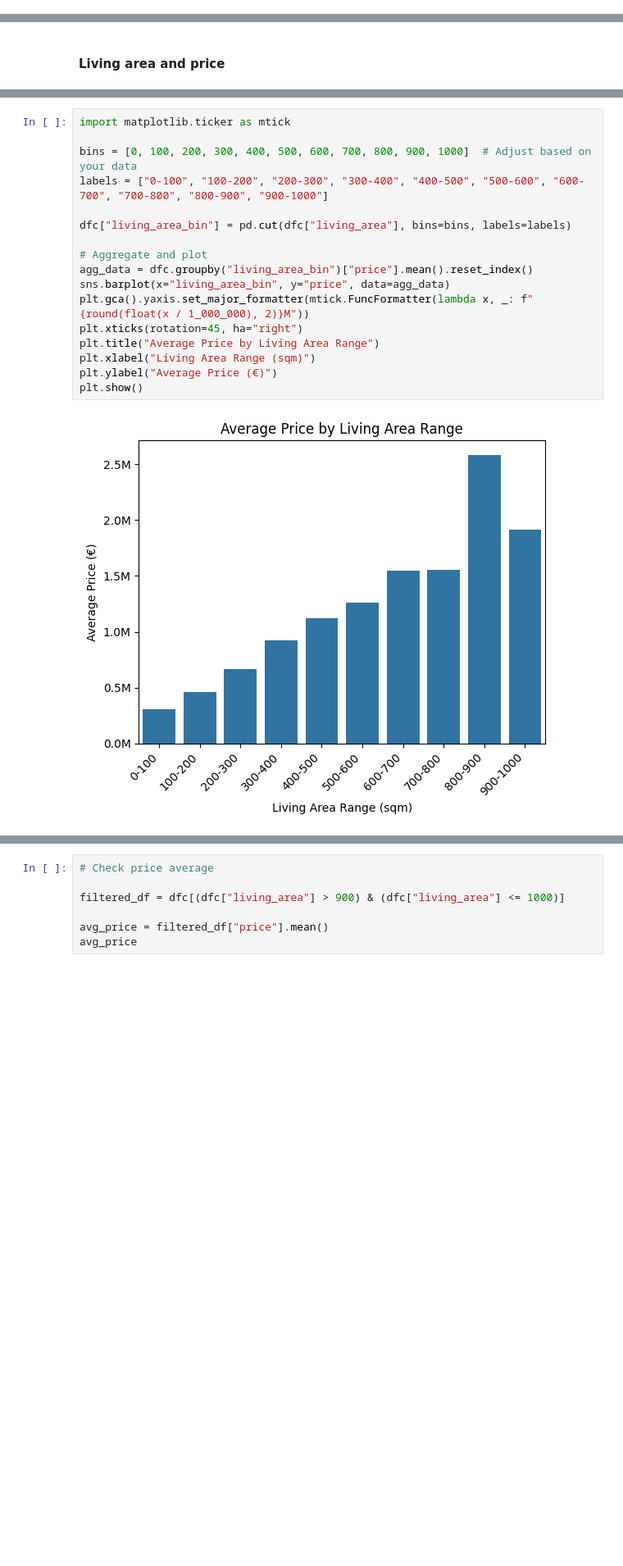
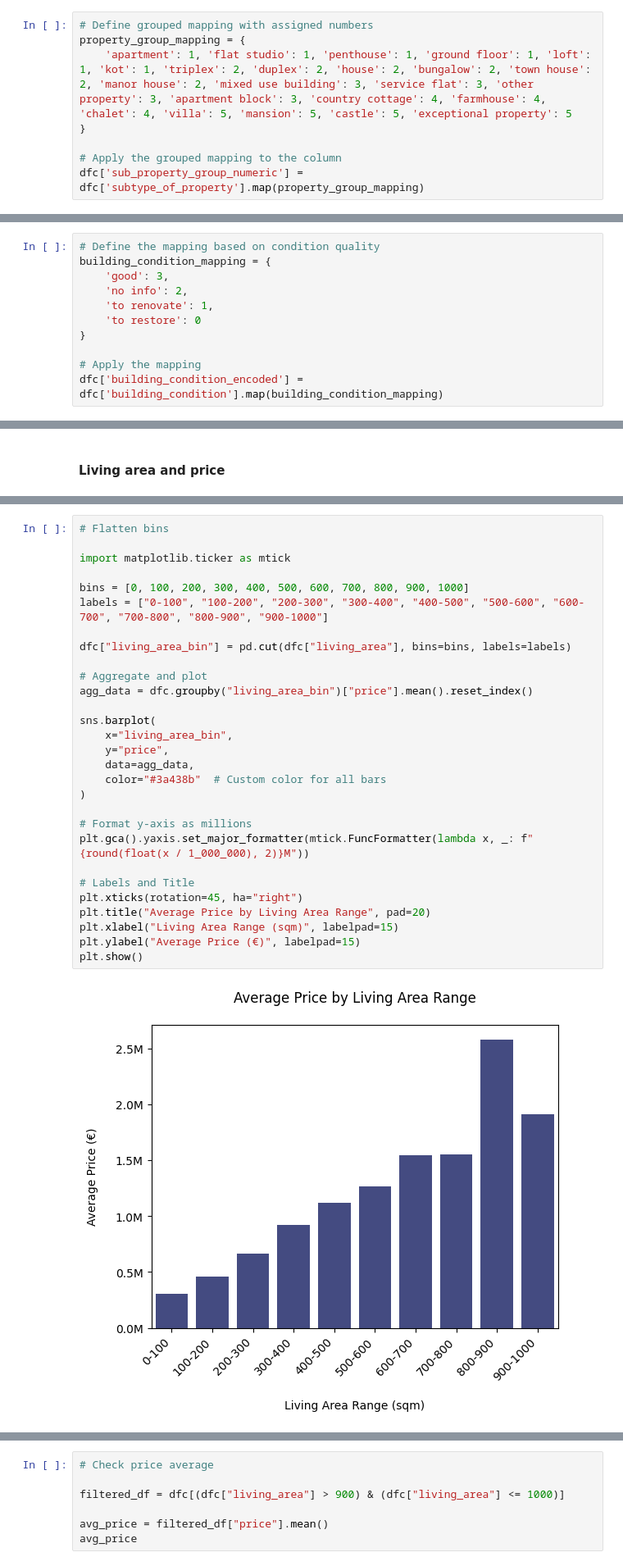
Before and after one commit to Alkszo/immo_eliza_analysis, a Jupyter notebook: notebooks/Miriam-notebook.ipynb, the cells around one changed output, grey strips where cells are left out. Shown at 82% size. Saved outputs shown, nothing was run; the diff lists cells and outputs as text; blank space fills up the shorter version.

Commit message:
Added plotting of visualizations

```diff
--- a/notebooks/Miriam-notebook.ipynb
+++ b/notebooks/Miriam-notebook.ipynb
@@ -418,0 +491,8 @@ dfc = pd.read_csv("../cleaned-data.csv")
+# %%
+# Define grouped mapping with assigned numbers
+property_group_mapping = {
+    'apartment': 1, 'flat studio': 1, 'penthouse': 1, 'ground floor': 1, 'loft': 1, 'kot': 1, 'triplex': 2, 'duplex': 2, 'house': 2, 'bungalow': 2, 'town house': 2, 'manor house': 2, 'mixed use building': 3, 'service flat': 3, 'other property': 3, 'apartment block': 3, 'country cottage': 4, 'farmhouse': 4, 'chalet': 4, 'villa': 5, 'mansion': 5, 'castle': 5, 'exceptional property': 5
+}
+
+# Apply the grouped mapping to the column
+dfc['sub_property_group_numeric'] = dfc['subtype_of_property'].map(property_group_mapping)
@@ -418,0 +501,11 @@ dfc = pd.read_csv("../cleaned-data.csv")
+# %%
+# Define the mapping based on condition quality
+building_condition_mapping = {
+    'good': 3,
+    'no info': 2,
+    'to renovate': 1,
+    'to restore': 0
+}
+
+# Apply the mapping
+dfc['building_condition_encoded'] = dfc['building_condition'].map(building_condition_mapping)
@@ -486,19 +963,31 @@ agg_data
 # %%
+# Flatten bins
+
 import matplotlib.ticker as mtick
 
-bins = [0, 100, 200, 300, 400, 500, 600, 700, 800, 900, 1000]  # Adjust based on your data
+bins = [0, 100, 200, 300, 400, 500, 600, 700, 800, 900, 1000]
 labels = ["0-100", "100-200", "200-300", "300-400", "400-500", "500-600", "600-700", "700-800", "800-900", "900-1000"]
 
 dfc["living_area_bin"] = pd.cut(dfc["living_area"], bins=bins, labels=labels)
 
 # Aggregate and plot
 agg_data = dfc.groupby("living_area_bin")["price"].mean().reset_index()
-sns.barplot(x="living_area_bin", y="price", data=agg_data)
+
+sns.barplot(
+    x="living_area_bin",
+    y="price",
+    data=agg_data,
+    color="#3a438b"  # Custom color for all bars
+)
+
+# Format y-axis as millions
 plt.gca().yaxis.set_major_formatter(mtick.FuncFormatter(lambda x, _: f"{round(float(x / 1_000_000), 2)}M"))
+
+# Labels and Title
 plt.xticks(rotation=45, ha="right")
-plt.title("Average Price by Living Area Range")
-plt.xlabel("Living Area Range (sqm)")
-plt.ylabel("Average Price (€)")
+plt.title("Average Price by Living Area Range", pad=20)
+plt.xlabel("Living Area Range (sqm)", labelpad=15)
+plt.ylabel("Average Price (€)", labelpad=15)
 plt.show()
 # %% [output]
-[figure, old version]
+[figure, new version]
```
Also changed, not shown: parts of 92 cells of this notebook.
